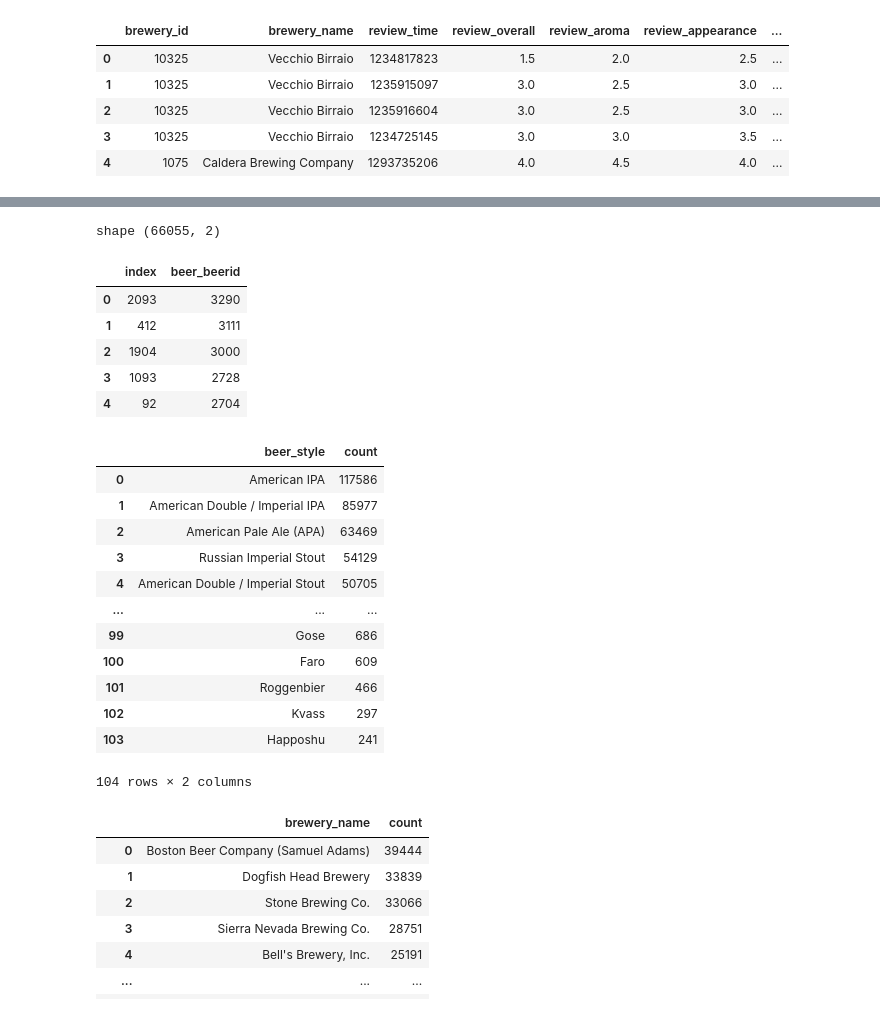
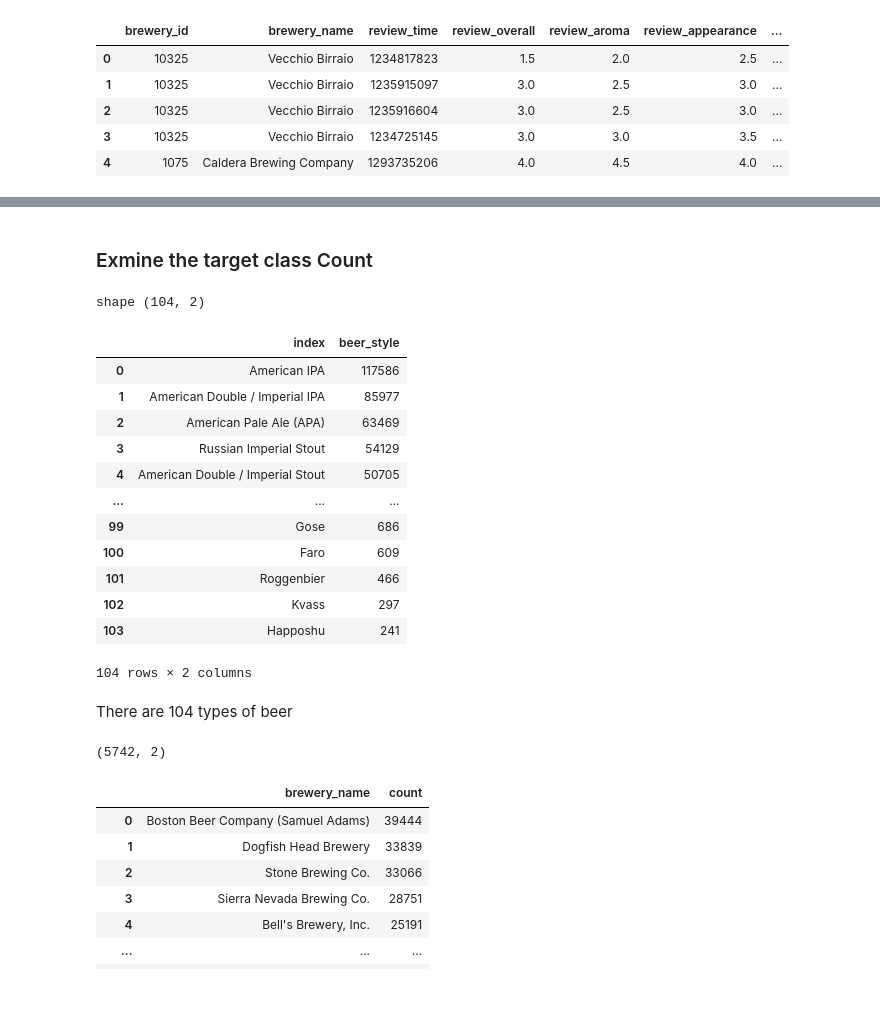
Before and after one commit to HninPwint/cnn_beer_type_prediction_fastapi_heroku, a Jupyter notebook: notebooks/1_EDA.ipynb, the cells around one changed output, grey strips where cells are left out. Cells and saved outputs as stored; diff of their text form; code cells hidden in the pictures.

```diff
--- a/notebooks/1_EDA.ipynb
+++ b/notebooks/1_EDA.ipynb
@@ -81,34 +115,37 @@ cleand shape (1586614, 12)
+# %% [markdown]
+### Exmine the target class Count
 # %%
 ### Exmine the target class count
-target_class = train_df['beer_beerid'].value_counts().reset_index()
+target_class = train_df['beer_style'].value_counts().reset_index()
 
 print("shape", target_class.shape)
-target_class.head()
+target_class
+
+#train_df['beer_style'].value_counts()
 # %% [output]
-shape (66055, 2)
+shape (104, 2)
-|  | index | beer_beerid |
-| 0 | 2093 | 3290 |
-| 1 | 412 | 3111 |
-| 2 | 1904 | 3000 |
-| 3 | 1093 | 2728 |
-| 4 | 92 | 2704 |
+|  | index | beer_style |
+| 0 | American IPA | 117586 |
+| 1 | American Double / Imperial IPA | 85977 |
+| 2 | American Pale Ale (APA) | 63469 |
+| 3 | Russian Imperial Stout | 54129 |
+| 4 | American Double / Imperial Stout | 50705 |
+| ... | ... | ... |
+| 99 | Gose | 686 |
+| 100 | Faro | 609 |
+| 101 | Roggenbier | 466 |
+| 102 | Kvass | 297 |
+| 103 | Happoshu | 241 |
+104 rows × 2 columns
+# %% [markdown]
+There are 104 types of beer
 # %%
-aaa = train_df['beer_style'].value_counts().reset_index()
-aaa.rename(columns={"index": "beer_style", "beer_style": "count"})
+# Exmine the  brewery_name count
+aaa = train_df['brewery_name'].value_counts().reset_index()
+aaa.rename(columns={"index": "brewery_name", "brewery_name": "count"})
+aaa.shape
 # %% [output]
-|  | beer_style | count |
-| 0 | American IPA | 117586 |
-| 1 | American Double / Imperial IPA | 85977 |
-| 2 | American Pale Ale (APA) | 63469 |
-| 3 | Russian Imperial Stout | 54129 |
-| 4 | American Double / Imperial Stout | 50705 |
-| ... | ... | ... |
-| 99 | Gose | 686 |
-| 100 | Faro | 609 |
-| 101 | Roggenbier | 466 |
-| 102 | Kvass | 297 |
-| 103 | Happoshu | 241 |
-104 rows × 2 columns
+(5742, 2)
 # %%
 bbb =  train_df['brewery_name'].value_counts().reset_index()
 bbb.rename(columns = {"index": "brewery_name", "brewery_name": "count"})
```
Also changed, not shown: parts of 9 cells of this notebook, 10 other files.
